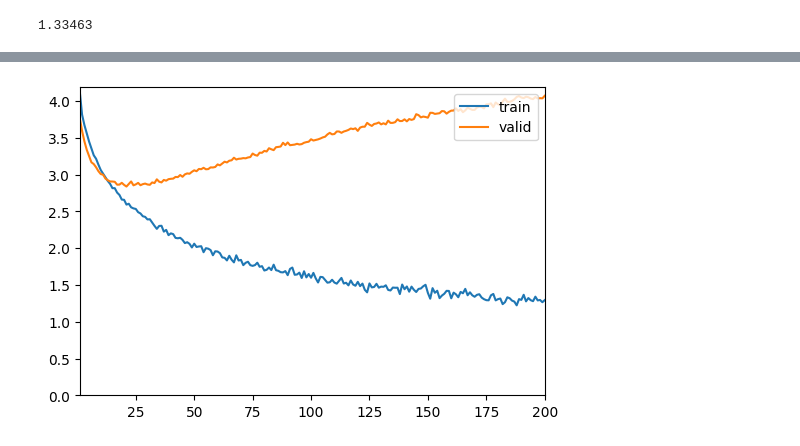
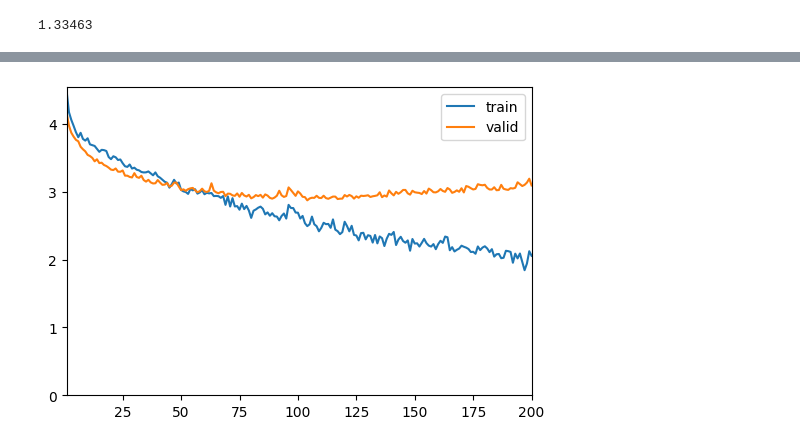
Before and after one commit to danjacobellis/BF, a Jupyter notebook: train_food101.ipynb, the cells around one changed output, grey strips where cells are left out. Cells and saved outputs as stored; diff of their text form; code cells hidden in the pictures.

```diff
--- a/train_food101.ipynb
+++ b/train_food101.ipynb
@@ -121,14 +121,16 @@ val_accuracy = []
 augmentations = Compose([
     RandomCrop(13),
     RandomHorizontalFlip(0.5),
-    RandomErasing(p=0.5, scale=(1/169, 16/169), ratio=(1/13, 13), value=0, inplace=False),
+    RandomErasing(p=0.5, scale=(1/169, 16/169), ratio=(1/13, 13), value= 0, inplace=False),
+    RandomErasing(p=0.5, scale=(1/169, 16/169), ratio=(1/13, 13), value= 0, inplace=False),
+    RandomErasing(p=0.5, scale=(1/169, 16/169), ratio=(1/13, 13), value= 0, inplace=False),
 ])
 
 center_crop = CenterCrop(13)
 
 for epoch in mb:
     # Training Phase
-    dataloader_train = DataLoader(dataset['train'], batch_size=1024, shuffle=True, drop_last=True)
+    dataloader_train = DataLoader(dataset['train'], batch_size=8192, shuffle=True, drop_last=True)
     model.train()
     running_loss = 0.0
     for inputs in progress_bar(dataloader_train, parent=mb):
@@ -188 +190 @@ Epoch: 1, Accuracy: 0.1456
-[figure, old version]
+[figure, new version]
```
Also changed, not shown: parts of 1 cell of this notebook.
